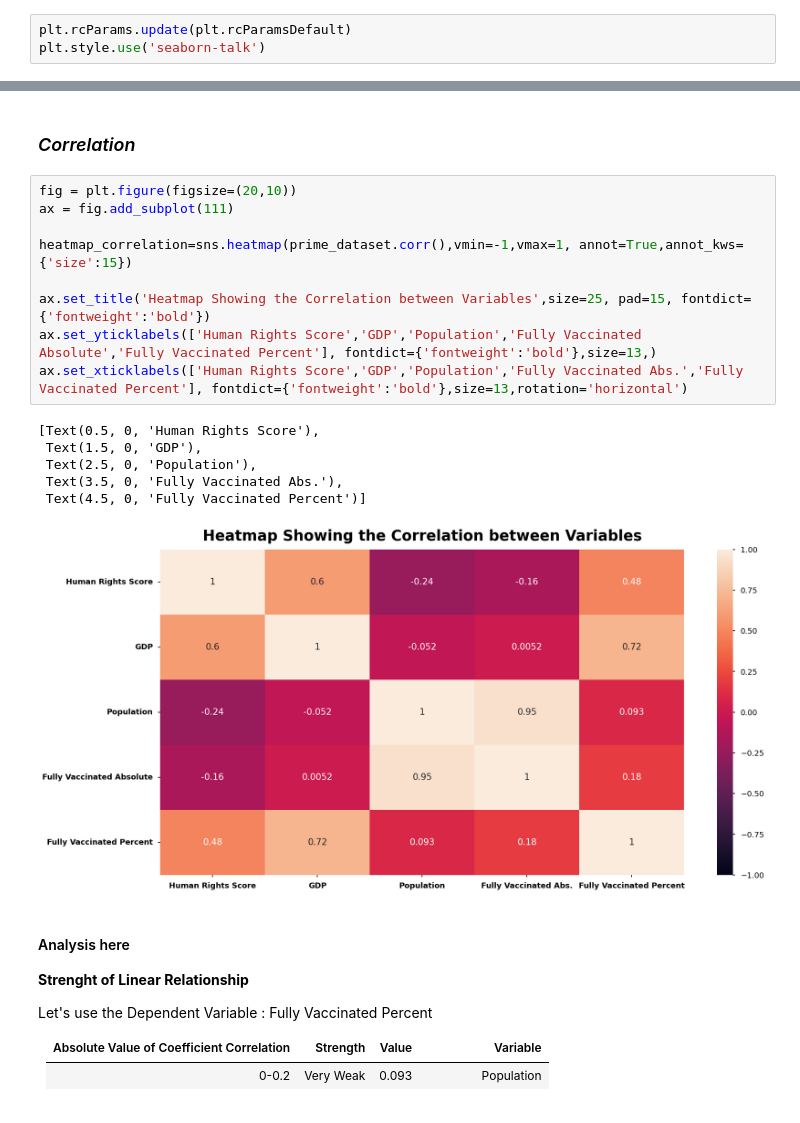
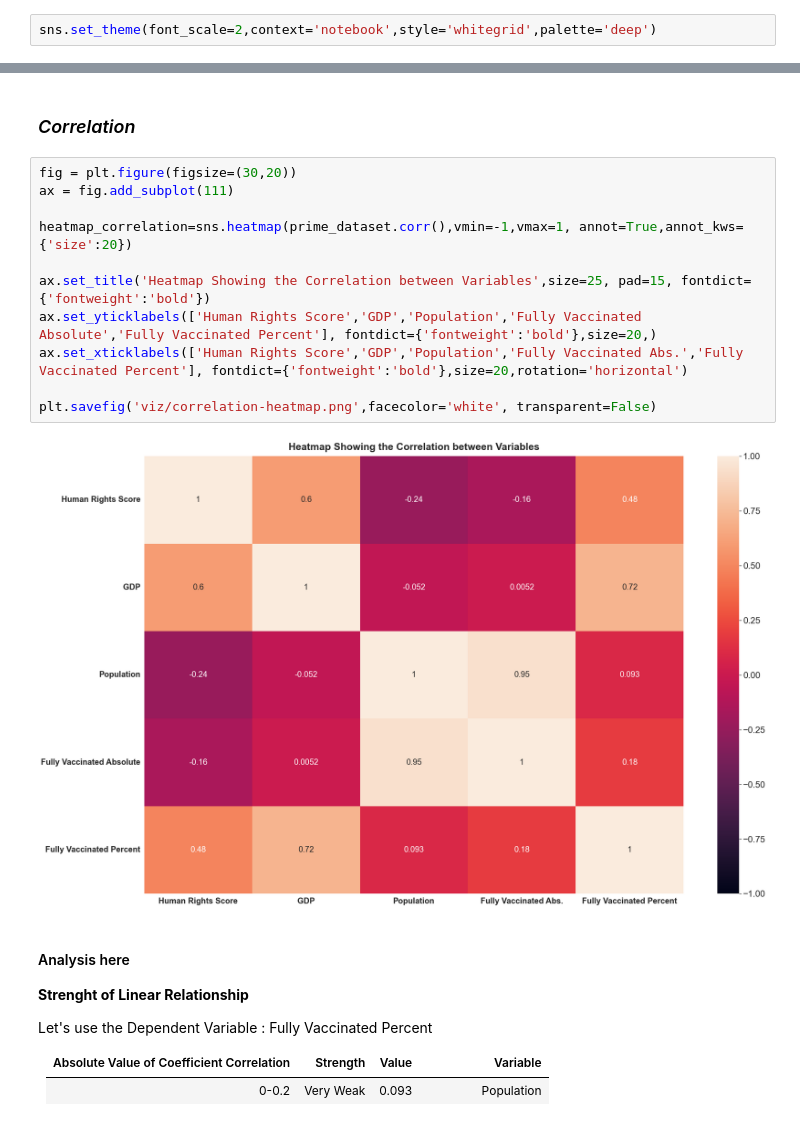
Before and after one commit to RuizLorenzoChavez/DATA100-Finals-COVID-Vaccination-Tracker, a Jupyter notebook: group1-data-storytelling.ipynb, the cells around one changed output, grey strips where cells are left out. Drawn from its saved outputs; the diff is of its cells as text.

```diff
--- a/group1-data-storytelling.ipynb
+++ b/group1-data-storytelling.ipynb
@@ -901,9 +901,8 @@ prime_dataset.describe()
 | max | 5.129846 | 110261.157353 | 1.440298e+09 | 1.204089e+09 | 91.270000 |
 # %% [markdown]
 ### *Globalizing Settings for Viz*
-# %%
-plt.rcParams.update(plt.rcParamsDefault)
-plt.style.use('seaborn-talk')
+# %%
+sns.set_theme(font_scale=2,context='notebook',style='whitegrid',palette='deep')
 # %% [markdown]
 ### *Data distribution*
 # %%
@@ -1003,21 +1011,18 @@ for location in ['top', 'right']:
 # %% [markdown]
 ### *Correlation*
 # %%
-fig = plt.figure(figsize=(20,10))
+fig = plt.figure(figsize=(30,20))
 ax = fig.add_subplot(111)
 
-heatmap_correlation=sns.heatmap(prime_dataset.corr(),vmin=-1,vmax=1, annot=True,annot_kws={'size':15})
+heatmap_correlation=sns.heatmap(prime_dataset.corr(),vmin=-1,vmax=1, annot=True,annot_kws={'size':20})
 
 ax.set_title('Heatmap Showing the Correlation between Variables',size=25, pad=15, fontdict={'fontweight':'bold'})
-ax.set_yticklabels(['Human Rights Score','GDP','Population','Fully Vaccinated Absolute','Fully Vaccinated Percent'], fontdict={'fontweight':'bold'},size=13,)
-ax.set_xticklabels(['Human Rights Score','GDP','Population','Fully Vaccinated Abs.','Fully Vaccinated Percent'], fontdict={'fontweight':'bold'},size=13,rotation='horizontal')
+ax.set_yticklabels(['Human Rights Score','GDP','Population','Fully Vaccinated Absolute','Fully Vaccinated Percent'], fontdict={'fontweight':'bold'},size=20,)
+ax.set_xticklabels(['Human Rights Score','GDP','Population','Fully Vaccinated Abs.','Fully Vaccinated Percent'], fontdict={'fontweight':'bold'},size=20,rotation='horizontal')
+
+plt.savefig('viz/correlation-heatmap.png',facecolor='white', transparent=False)
 # %% [output]
-[Text(0.5, 0, 'Human Rights Score'),
- Text(1.5, 0, 'GDP'),
- Text(2.5, 0, 'Population'),
- Text(3.5, 0, 'Fully Vaccinated Abs.'),
- Text(4.5, 0, 'Fully Vaccinated Percent')]
-[figure, old version]
+[figure, new version]
 # %% [markdown]
 #### Analysis here
 <strong> Strenght of Linear Relationship </strong>
```
Also changed, not shown: parts of 13 cells of this notebook, 9 other files.
